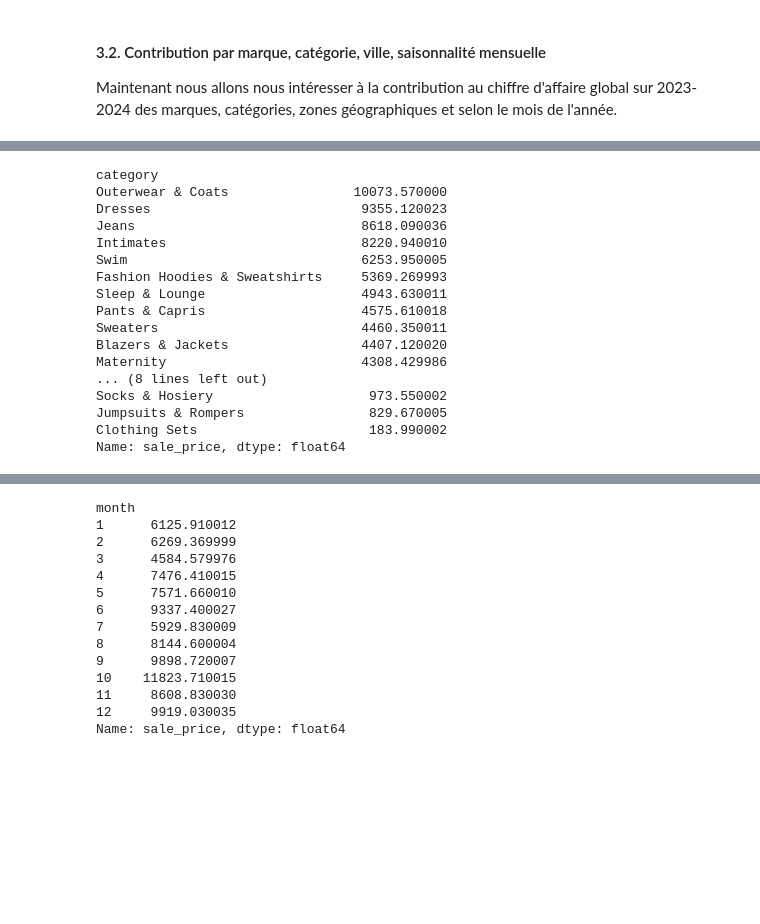
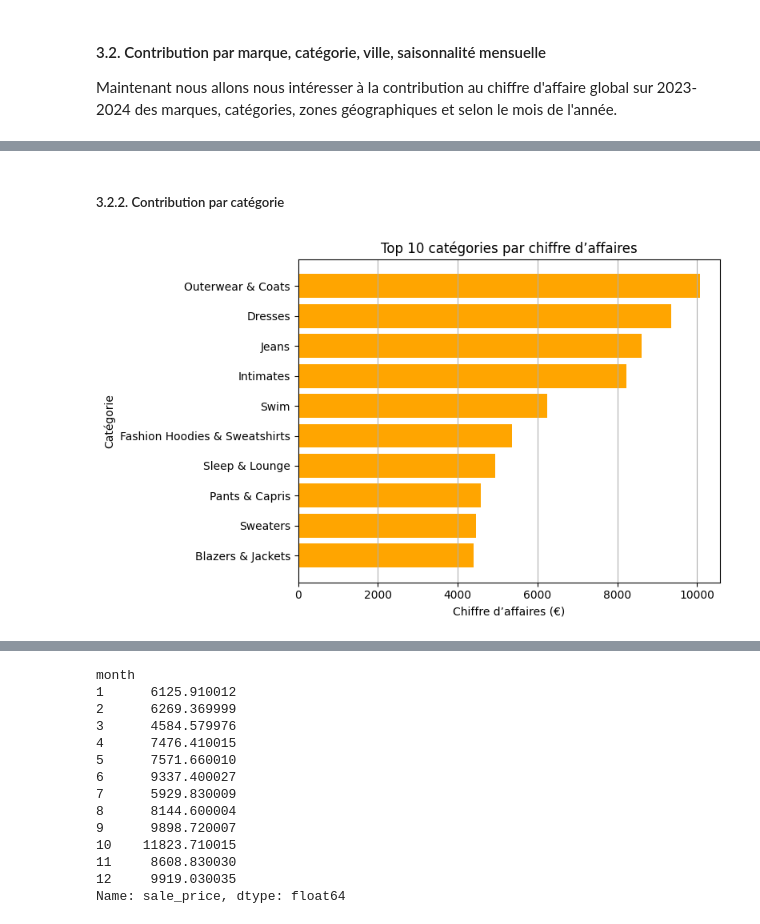
Before and after one commit to Ju3465/Analyse-e-commerce-2023-vs-2024-thelook_ecommerce, a Jupyter notebook: notebooks/eda_thelook_fr_women_2023_2024.ipynb, the cells around one changed output, grey strips where cells are left out. Cells and saved outputs as stored; diff of their text form; code cells hidden in the pictures; blank space fills up the shorter version.

```diff
--- a/notebooks/eda_thelook_fr_women_2023_2024.ipynb
+++ b/notebooks/eda_thelook_fr_women_2023_2024.ipynb
@@ -396,21 +421,26 @@ Name: sale_price, dtype: float64
+# %% [markdown]
+##### 3.2.2. Contribution par catégorie
 # %%
 # Contribution par catégorie
-df.groupby('category')['sale_price'].sum().sort_values(ascending=False)
+ca_categorie = df.groupby('category', observed=False)['sale_price'].sum().sort_values(ascending=False)
+
+# Top 10 catégories par CA
+top10_categories = ca_categorie.sort_values(ascending=False).head(10)
+
+# Figure
+fig, ax = plt.subplots(figsize=(8, 5))
+
+# Barres horizontales
+ax.barh(top10_categories.index, top10_categories.values, color="orange")
+ax.invert_yaxis()
+
+# Mise en forme identique
+ax.set_title("Top 10 catégories par chiffre d’affaires")
+ax.set_xlabel("Chiffre d’affaires (€)")
+ax.set_ylabel("Catégorie")
+ax.grid(visible=True, which='major', axis='x')
+
+plt.tight_layout()
+plt.show()
 # %% [output]
-category
-Outerwear & Coats                10073.570000
-Dresses                           9355.120023
-Jeans                             8618.090036
-Intimates                         8220.940010
-Swim                              6253.950005
-Fashion Hoodies & Sweatshirts     5369.269993
-Sleep & Lounge                    4943.630011
-Pants & Capris                    4575.610018
-Sweaters                          4460.350011
-Blazers & Jackets                 4407.120020
-Maternity                         4308.429986
-... (8 lines left out)
-Socks & Hosiery                    973.550002
-Jumpsuits & Rompers                829.670005
-Clothing Sets                      183.990002
-Name: sale_price, dtype: float64
+[figure, added]
```
Also changed, not shown: parts of 35 cells of this notebook, 1 other file.
